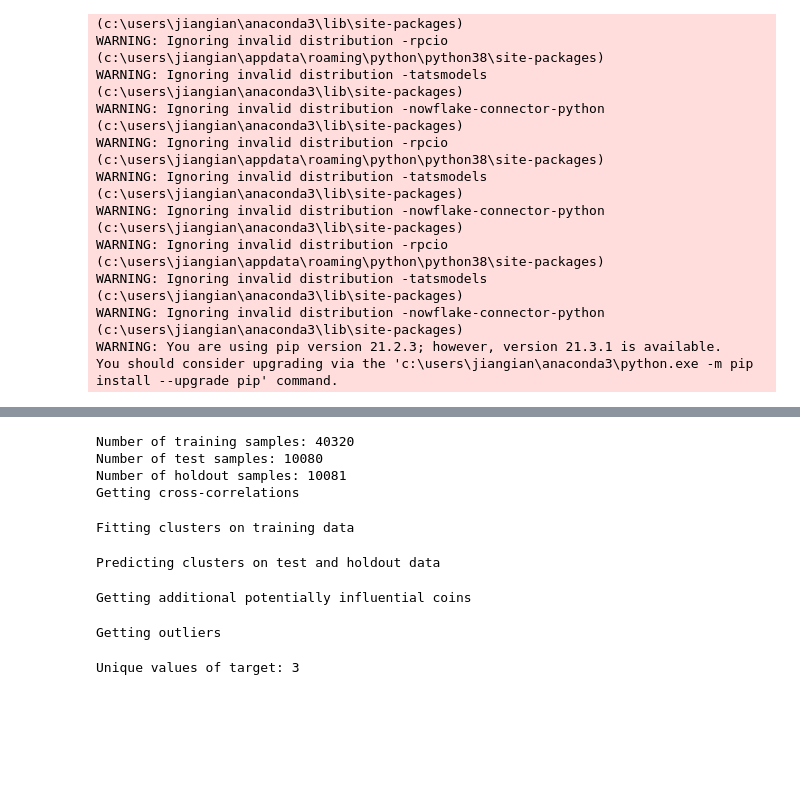
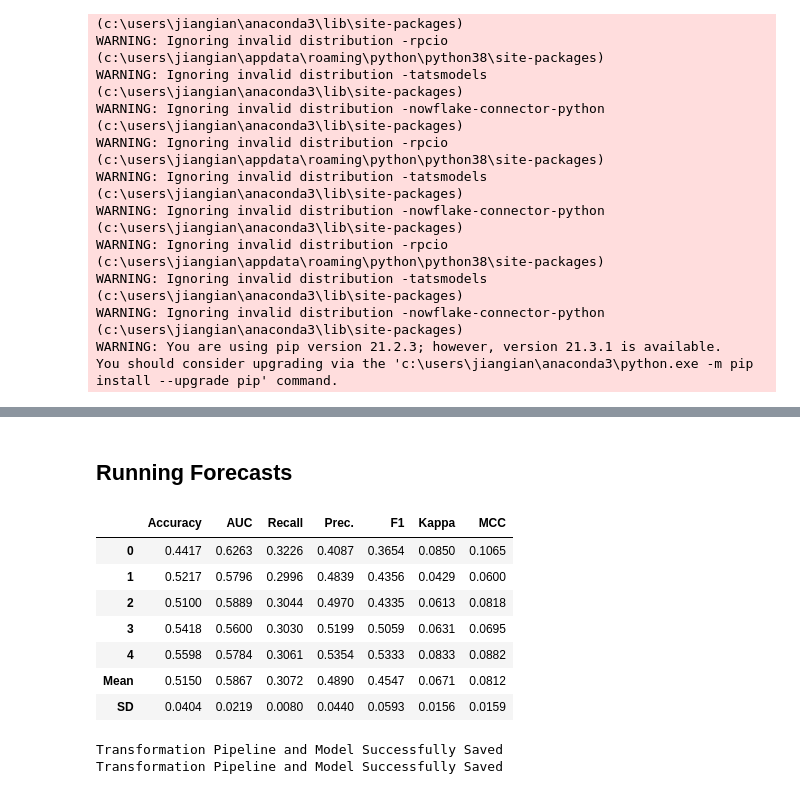
Before and after one commit to IanJiang1/Crypto_GoogleGladiators, a Jupyter notebook: CryptoModels.ipynb, the cells around one changed output, grey strips where cells are left out. Saved outputs shown, nothing was run; the diff lists cells and outputs as text; code cells hidden in the pictures; blank space fills up the shorter version.

```diff
--- a/CryptoModels.ipynb
+++ b/CryptoModels.ipynb
@@ -407,12 +672,16 @@ crypto_seed_df = crypto_open.join(crypto_volume.join(crypto_num_trade, lsuffix="
 volume_cols = [col for col in crypto_seed_df if "VOLUME" in col]
 num_trades_cols = [col for col in crypto_seed_df if "NUM_TRADES" in col]
 price_cols = [col for col in crypto_seed_df if col.endswith("USDT")]
+all_cols = volume_cols + num_trades_cols + price_cols
+
+col_dict = {"diff":(num_trades_cols + volume_cols), "pct_change":price_cols, "beta":price_cols, \
+            "direct_mov":price_cols, "rsi_bb":price_cols, "sp_coin":price_cols}
 
 # Getting data with all the indices for analysis
-crypto_wide = get_all_indices(crypto_seed_df, rolling_periods=[1, 5, 10, 60, 180], groupby_col=None, metrics=["pct_change", "diff"],
-                              col_dict={"pct_change":price_cols, "diff":(num_trades_cols + volume_cols)})
+crypto_wide = get_all_indices(crypto_seed_df, rolling_periods=[1, 5, 10, 60, 180], groupby_col=None, \
+                              metrics=["pct_change", "diff", "beta", "rsi_bb"], \
+                              col_dict=col_dict)
 crypto_wide = crypto_wide.reset_index().rename(columns={"OPEN_TIME":"Time"}).set_index("Time")
-
 del crypto_seed_df, crypto_num_trade, crypto_volume, crypto_open
 # %% [output]
 username: ········
@@ -420,27 +704,30 @@ password: ········
+# %% [markdown]
+## Running Forecasts
 # %%
 num_weeks_train, num_weeks_test, num_weeks_holdout = 4, 1, 1
 train_start, test_start, holdout_start = get_split_dates(crypto_wide, num_weeks_train, num_weeks_test, num_weeks_holdout)
 cross_corr_mat = get_cross_corr_matrix(crypto_wide.loc[train_start:test_start], price_cols, num_est=10)
 
-for coin_of_interest in set(price_cols):
+for coin_of_interest in set(price_cols) - {"BATUSDT", "AVAXUSDT", "FTMUSDT", "MANAUSDT", "BTCUSDT", "DOTUSDT", "LRCUSDT", "GALAUSDT", "ETHUSDT", "ENJUSDT", "LINKUSDT", "SOLUSDT", "MATICUSDT", "CHZUSDT"}:
     crypto_train, crypto_test_holdout, crypto_return_clusters_train, crypto_return_clusters_test_holdout = prepare_data(crypto_wide, coin_of_interest, [col for col in crypto_wide if ("BTCUSDT" in col) or ("ETHUSDT" in col) or (coin_of_interest in col)], train_start=train_start, test_start=test_start, holdout_start=holdout_start, cluster_num=None,
                       cross_correlation_matrix=cross_corr_mat, cross_corr_thresh=0.50, outlier_column=True)
     return_periods = [5]
 #     return_periods = [1, 5, 10, 30, 60, 180]
-    test_args = {"fold_strategy":"timeseries", "create_clusters":True}
+    test_args = {"fold_strategy":"timeseries", "fold":5}
 
     for return_period in return_periods:
         crypto_train_tmp, crypto_test_holdout_tmp, cluster_desc = add_target(coin_of_interest, crypto_train, crypto_test_holdout, return_period, test_start)
         crypto_train_tmp, crypto_test_tmp, crypto_holdout_tmp = split_df(crypto_train_tmp, crypto_test_holdout_tmp, holdout_start)
         best_models, best_model_finalized, best_blend_finalized, logs = pycaret_automl(crypto_train_tmp, crypto_test_tmp, coin_of_interest, return_period, plot=False, download=False, save_folder="./crypto_models/{}/{}".format(coin_of_interest, return_period),
                                                                                       pycaret_args=test_args)
 # %% [output]
+|  | Accuracy | AUC | Recall | Prec. | F1 | Kappa | MCC |
+| 0 | 0.4417 | 0.6263 | 0.3226 | 0.4087 | 0.3654 | 0.0850 | 0.1065 |
+| 1 | 0.5217 | 0.5796 | 0.2996 | 0.4839 | 0.4356 | 0.0429 | 0.0600 |
+| 2 | 0.5100 | 0.5889 | 0.3044 | 0.4970 | 0.4335 | 0.0613 | 0.0818 |
+| 3 | 0.5418 | 0.5600 | 0.3030 | 0.5199 | 0.5059 | 0.0631 | 0.0695 |
+| 4 | 0.5598 | 0.5784 | 0.3061 | 0.5354 | 0.5333 | 0.0833 | 0.0882 |
+| Mean | 0.5150 | 0.5867 | 0.3072 | 0.4890 | 0.4547 | 0.0671 | 0.0812 |
+| SD | 0.0404 | 0.0219 | 0.0080 | 0.0440 | 0.0593 | 0.0156 | 0.0159 |
-Number of training samples: 40320
-Number of test samples: 10080
-Number of holdout samples: 10081
-Getting cross-correlations
+Transformation Pipeline and Model Successfully Saved
+Transformation Pipeline and Model Successfully Saved
-Fitting clusters on training data
-Predicting clusters on test and holdout data
-Getting additional potentially influential coins
-Getting outliers
-Unique values of target: 3
```
Also changed, not shown: parts of 3 cells of this notebook, 1 other file.
